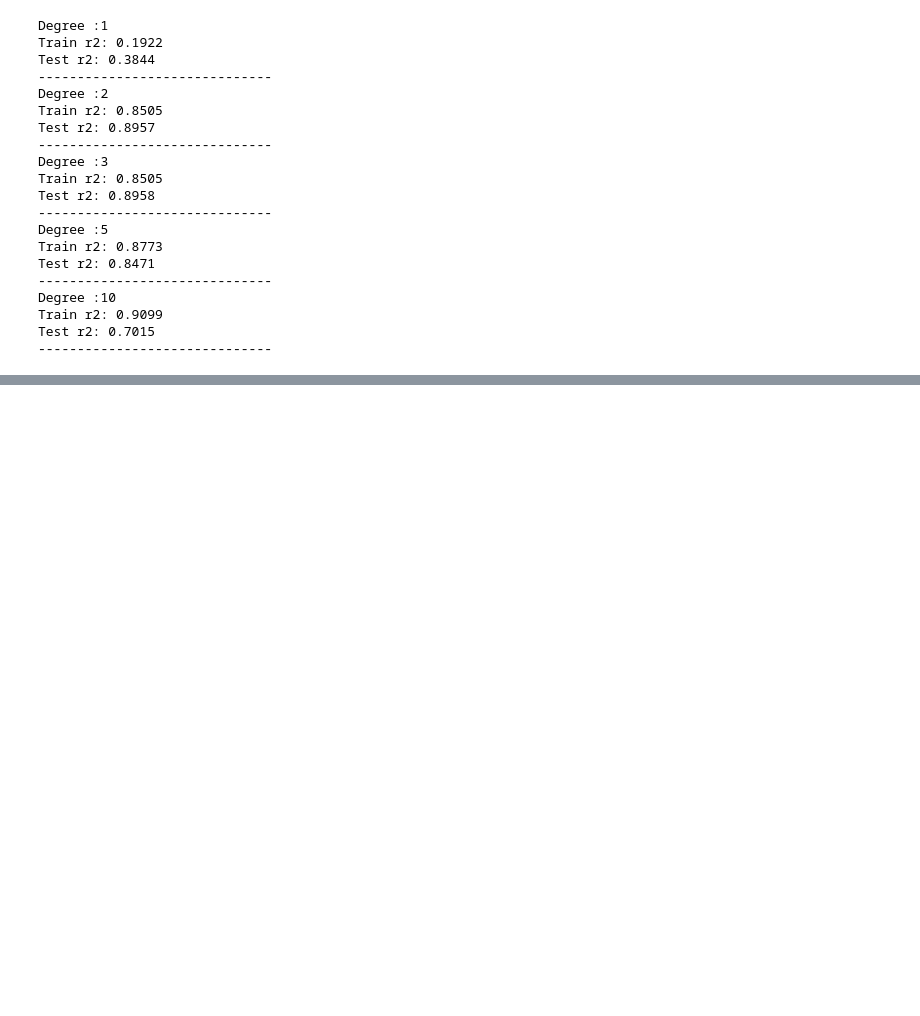
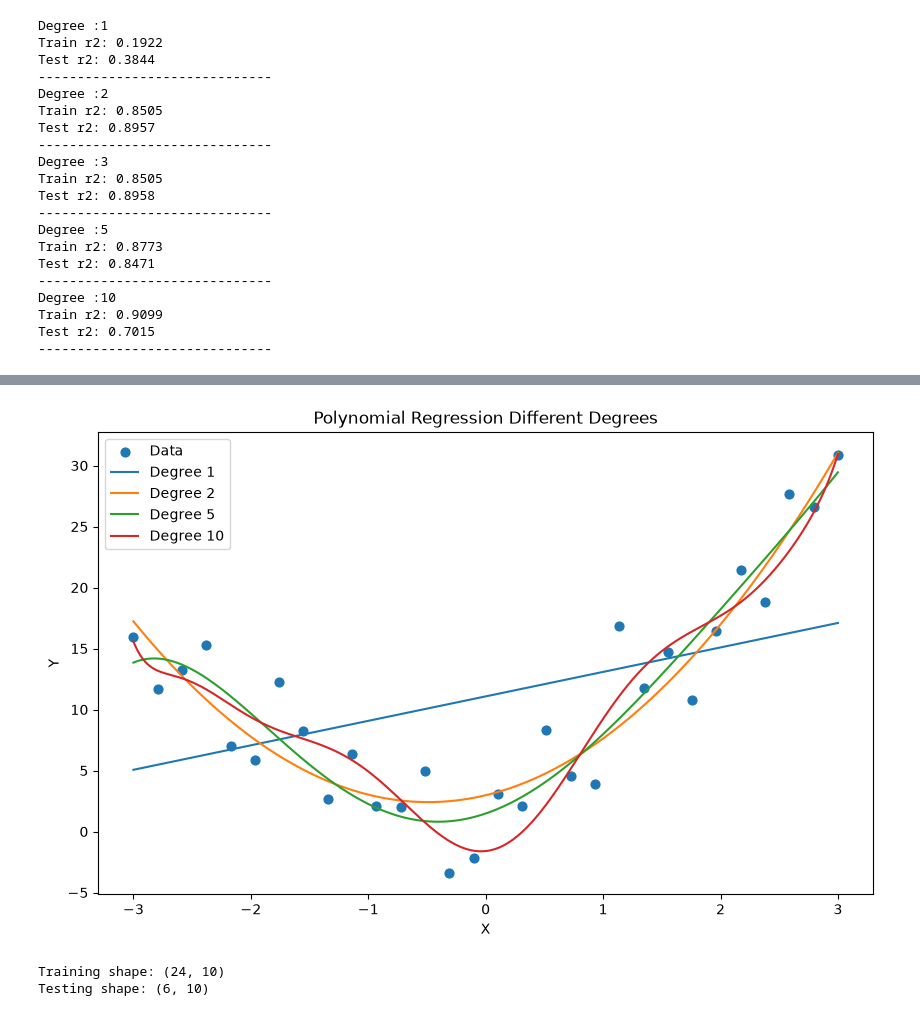
Before and after one commit to hemant237/Fastapi-project, a Jupyter notebook: practice/Feature Engineering.ipynb/Polynomialfeatures.ipynb, the cells around one changed output, grey strips where cells are left out. Drawn from its saved outputs; the diff is of its cells as text; code cells hidden in the pictures; blank space fills up the shorter version.

```diff
--- a/practice/Feature Engineering.ipynb/Polynomialfeatures.ipynb
+++ b/practice/Feature Engineering.ipynb/Polynomialfeatures.ipynb
@@ -249,0 +285,75 @@ Test r2: 0.7015
+# %%
+degrees = [1, 2, 5, 10]
+
+plt.figure(figsize=(10, 6))
+
+# Original data
+plt.scatter(
+    X_noisy.ravel(),
+    y_noisy,
+    s=40,
+    label="Data"
+)
+
+# Smooth X values
+X_curve = np.linspace(
+    X_noisy.min(),
+    X_noisy.max(),
+    300
+).reshape(-1, 1)
+
+for degree in degrees:
+
+    poly = PolynomialFeatures(
+        degree=degree,
+        include_bias=False
+    )
+
+    # Transform training data
+    X_train_poly = poly.fit_transform(X_train_n)
+
+    # Transform smooth curve
+    X_curve_poly = poly.transform(X_curve)
+
+    # Train model
+    model = LinearRegression()
+
+    model.fit(
+        X_train_poly,
+        y_train_n
+    )
+
+    # Predict
+    y_curve = model.predict(X_curve_poly)
+
+    # Plot
+    plt.plot(
+        X_curve.ravel(),
+        y_curve,
+        label=f"Degree {degree}"
+    )
+
+plt.xlabel("X")
+plt.ylabel("Y")
+plt.title("Polynomial Regression Different Degrees")
+
+plt.legend()
+plt.show()
+# %% [output]
+[figure, added]
+# %%
+from sklearn.preprocessing import PolynomialFeatures
+
+poly = PolynomialFeatures(
+    degree=10,
+    include_bias=False
+)
+
+X_train_poly = poly.fit_transform(X_train_n)
+X_test_poly = poly.transform(X_test_n)
+
+print("Training shape:", X_train_poly.shape)
+print("Testing shape:", X_test_poly.shape)
+# %% [output]
+Training shape: (24, 10)
+Testing shape: (6, 10)
```
Also changed, not shown: parts of 7 cells of this notebook.
